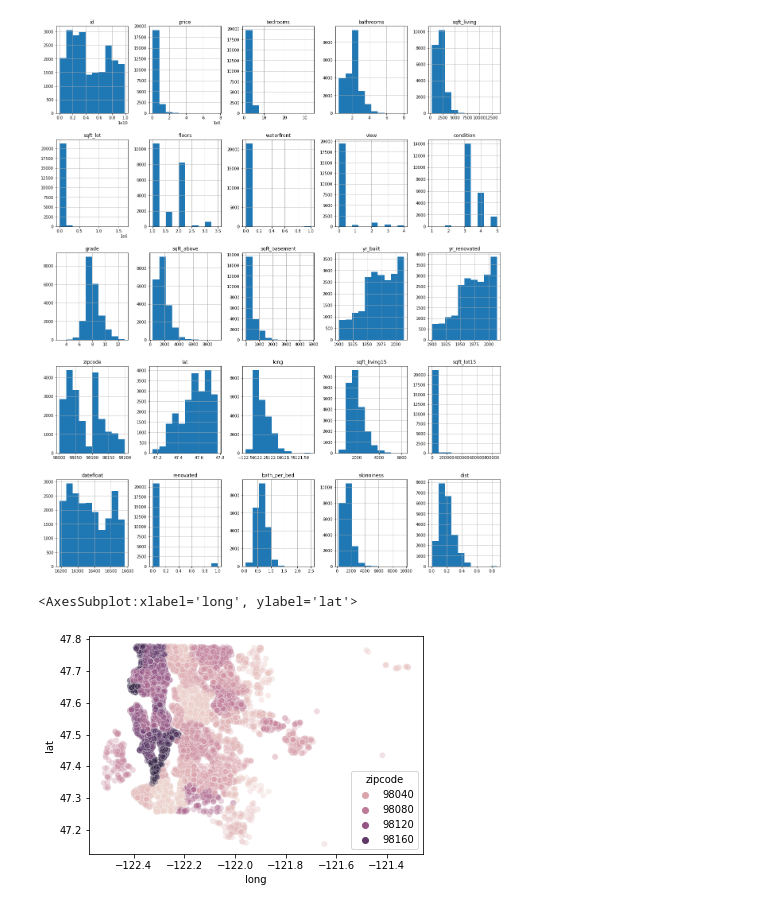
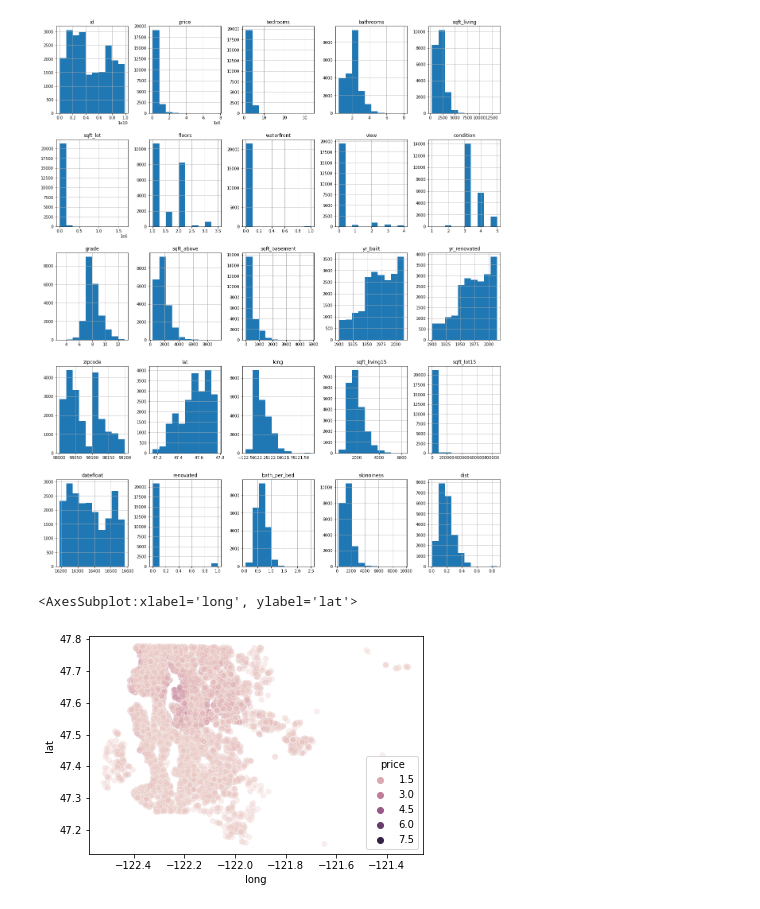
Before and after one commit to andre3000y/bsc-phase-two-project, a Jupyter notebook: notebooks/exploratory/Andre/Explorations_and_Cleaning.ipynb, the cells around one changed output. Cells and saved outputs as stored; diff of their text form; code cells hidden in the pictures.

```diff
--- a/notebooks/exploratory/Andre/Explorations_and_Cleaning.ipynb
+++ b/notebooks/exploratory/Andre/Explorations_and_Cleaning.ipynb
@@ -424,6 +424,9 @@ graphs(data)
 True     21579
 False       18
 dtype: int64
+# %%
+data.loc[(data['date'].map(lambda x: int(x[-4:])) < data['yr_renovated']), 'renovated'] = 0
+data.loc[(data['date'].map(lambda x: int(x[-4:])) < data['yr_renovated']), 'yr_renovated'] = data.loc[(data['date'].map(lambda x: int(x[-4:])) < data['yr_renovated']), 'yr_built']
 # %%
 (data['date'].map(lambda x: int(x[-4:])) >= data['yr_built']).value_counts()
 # %% [output]
@@ -436,9 +439,9 @@ data.hist(figsize = (20, 25));
 [figure]
 # %%
 fig, ax = plt.subplots()
-sns.scatterplot(data=data, x='long', y='lat', hue='zipcode', ax = ax, alpha = 0.3)
+sns.scatterplot(data=data, x='long', y='lat', hue='price', ax = ax, alpha = 0.3)
 # %% [output]
 <AxesSubplot:xlabel='long', ylabel='lat'>
-[figure, old version]
+[figure, new version]
 # %%
 data.to_csv(path_or_buf='../../../data/kc_house_data_update1.csv', index = False)
```
Also changed, not shown: parts of 3 cells of this notebook, 15 other files.
